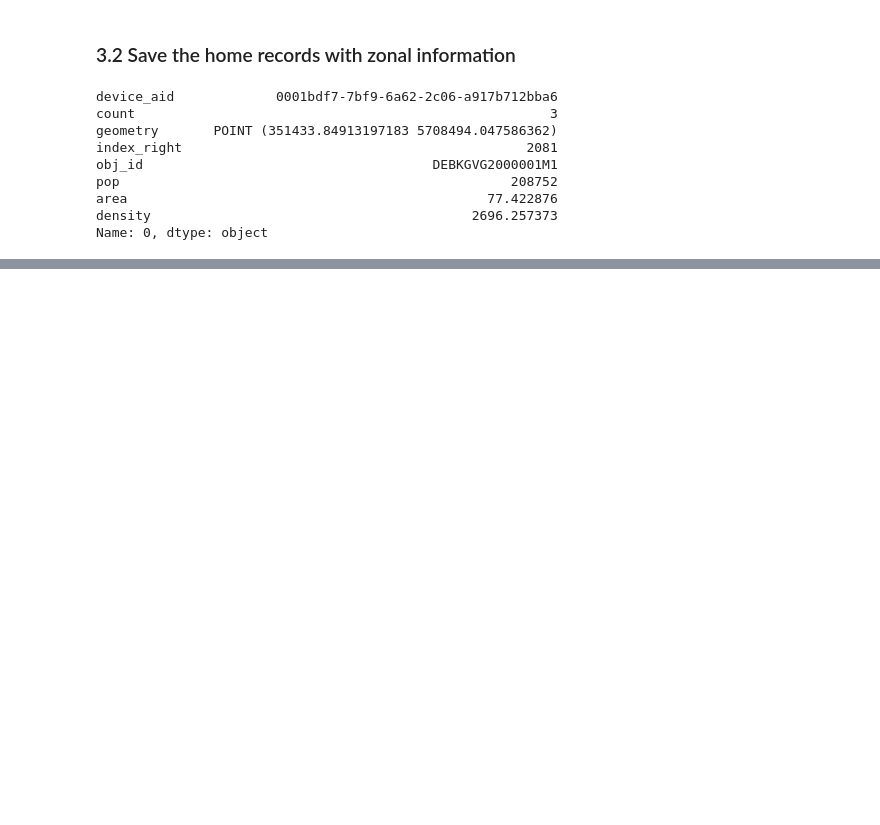
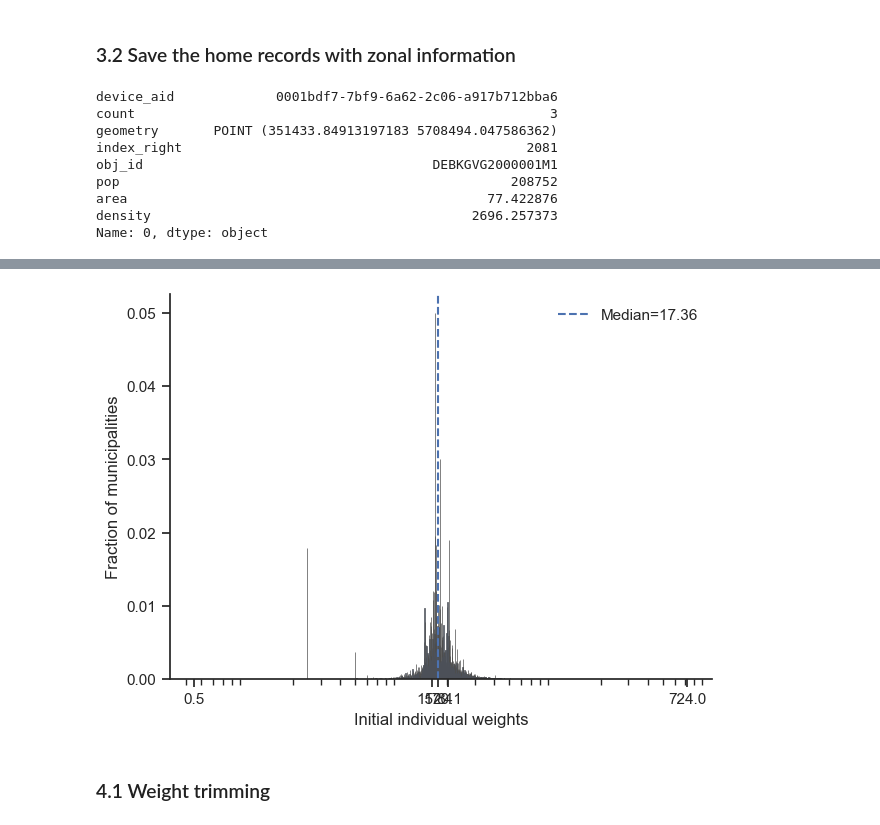
Before and after one commit to MobiSegInsights/nine-euro-ticket-de, a Jupyter notebook: src/data_etl/12-pop-home-weight-muni.ipynb, the cells around one changed output, grey strips where cells are left out. Saved outputs shown, nothing was run; the diff lists cells and outputs as text; code cells hidden in the pictures; blank space fills up the shorter version.

Commit message:
refine data processing

```diff
--- a/src/12-population-home-weighting.ipynb
+++ b/src/data_etl/12-pop-home-weight-muni.ipynb
@@ -69,7 +69,7 @@ def ticks_q(data, var):
           data[var].max()]
     return ts
 
-def one_column_distr(data=None, col=None, col_name=None, xticks=None):
+def one_column_distr(data=None, col=None, col_name=None, xticks=None, filename='pop2021'):
     median_value = data[col].median()
     sns.set(style="ticks")
     f, ax = plt.subplots(figsize=(7, 5))
@@ -92,7 +92,7 @@ def one_column_distr(data=None, col=None, col_name=None, xticks=None):
     plt.legend(frameon=False)
     plt.xlabel(col_name)
     plt.ylabel('Fraction of municipalities')
-    plt.savefig(f'figures/data_desc/pop2021_{col}.png', dpi=300, format='png')
+    plt.savefig(f'figures/data_desc/{filename}_{col}.png', dpi=300, format='png')
 # %%
 df_pop = pd.DataFrame(gdf[['obj_id', 'pop', 'area', 'density']])
 df_pop.loc[:, 'pop'] = df_pop.loc[:, 'pop'].astype(int)
@@ -285,0 +291,8 @@ gdf_h_mun[['device_aid', 'latitude', 'longitude', 'count', 'obj_id', 'pop', 'are
+# %%
+threshold = 30
+df_h = pd.read_sql(f"""SELECT device_aid, obj_id, pop FROM home_r WHERE count >= {threshold};""", con=engine)
+df_pop = df_h[['obj_id', 'pop']].drop_duplicates(subset=['obj_id'])
+df_hc = df_h.groupby('obj_id').apply(lambda x: pd.Series(dict(count=len(x))), include_groups=False).reset_index()
+df_hc = pd.merge(df_hc, df_pop, on='obj_id', how='left')
+df_hc.loc[:, 'wt_p'] = df_hc.loc[:, 'pop'] / df_hc.loc[:, 'count']
+df_hc.head()
@@ -285,0 +306,13 @@ gdf_h_mun[['device_aid', 'latitude', 'longitude', 'count', 'obj_id', 'pop', 'are
+# %%
+df_h = pd.merge(df_h[['obj_id', 'device_aid']],
+                df_hc[['obj_id', 'wt_p']], on='obj_id', how='left')
+# %%
+var = 'wt_p'
+one_column_distr(data=df_h, col=var,
+                 col_name='Initial individual weights',
+                 xticks=ticks_q(data=df_h, var=var),
+                 filename='weights_o')
+# %% [output]
+[figure, added]
+# %% [markdown]
+### 4.1 Weight trimming
```
Also changed, not shown: parts of 12 cells of this notebook, 26 other files.
